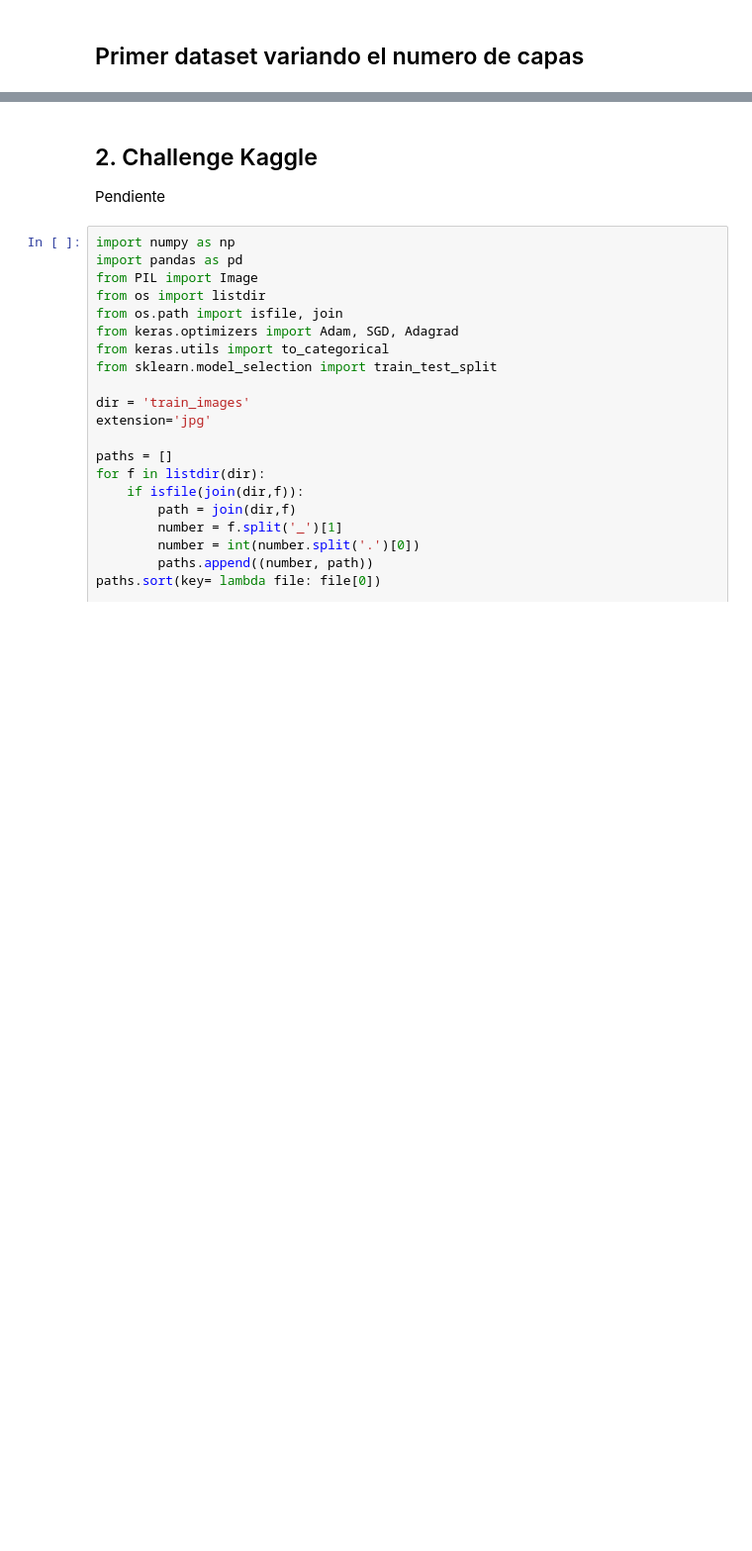
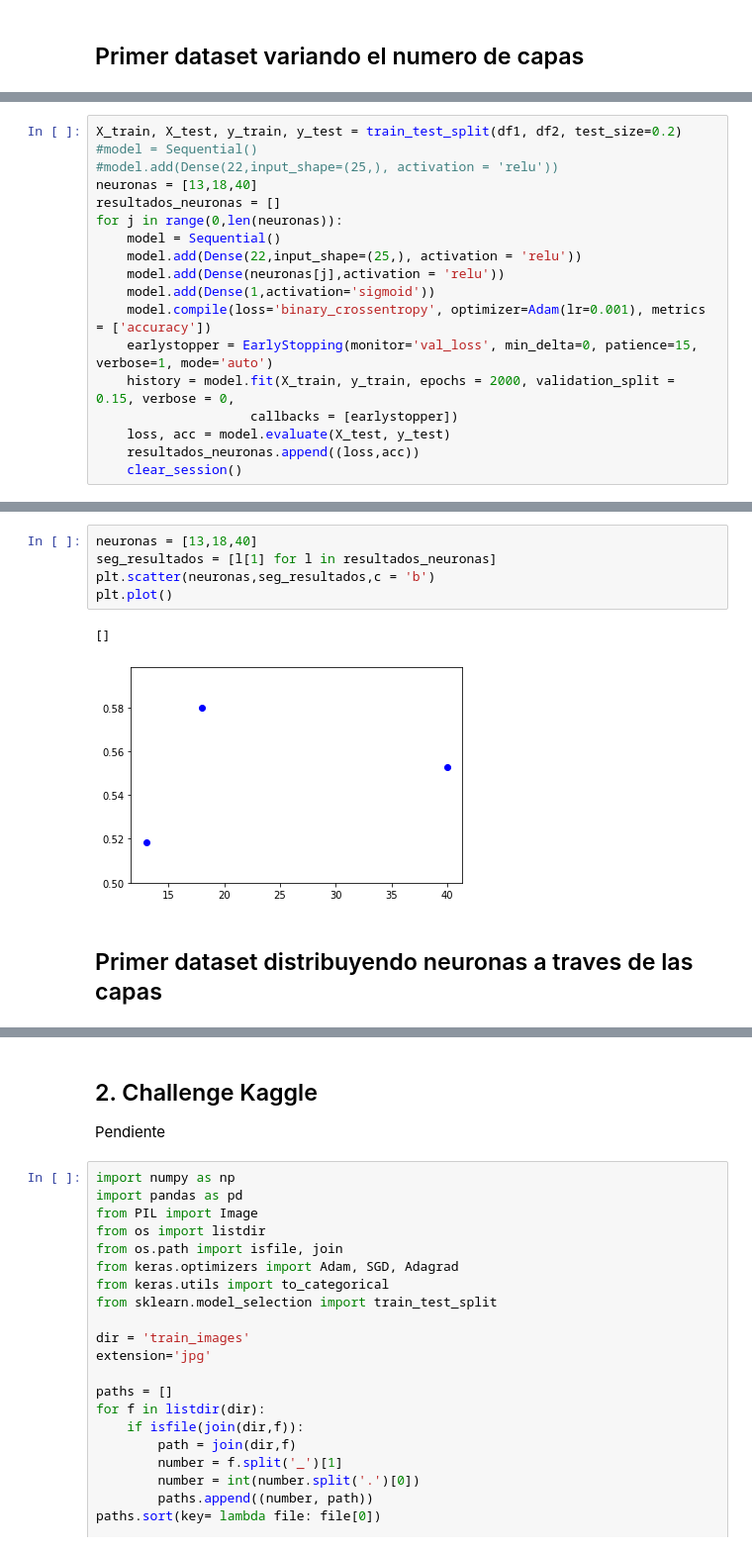
Before and after one commit to jpcastillog/Taller1-ANN, a Jupyter notebook: Taller1.ipynb, the cells around one changed output, grey strips where cells are left out. Shown: that part at 99% size. Cells and saved outputs as stored; diff of their text form; blank space fills up the shorter version.

```diff
--- a/Taller1.ipynb
+++ b/Taller1.ipynb
@@ -369,0 +362,18 @@ hola
+# %%
+X_train, X_test, y_train, y_test = train_test_split(df1, df2, test_size=0.2)
+#model = Sequential()
+#model.add(Dense(22,input_shape=(25,), activation = 'relu'))
+neuronas = [13,18,40]
+resultados_neuronas = []
+for j in range(0,len(neuronas)):
+    model = Sequential()
+    model.add(Dense(22,input_shape=(25,), activation = 'relu'))
+    model.add(Dense(neuronas[j],activation = 'relu'))
+    model.add(Dense(1,activation='sigmoid'))
+    model.compile(loss='binary_crossentropy', optimizer=Adam(lr=0.001), metrics = ['accuracy'])
+    earlystopper = EarlyStopping(monitor='val_loss', min_delta=0, patience=15, verbose=1, mode='auto')
+    history = model.fit(X_train, y_train, epochs = 2000, validation_split = 0.15, verbose = 0,
+                    callbacks = [earlystopper])
+    loss, acc = model.evaluate(X_test, y_test)
+    resultados_neuronas.append((loss,acc))
+    clear_session()
@@ -369,0 +395,10 @@ hola
+# %%
+neuronas = [13,18,40]
+seg_resultados = [l[1] for l in resultados_neuronas]
+plt.scatter(neuronas,seg_resultados,c = 'b')
+plt.plot()
+# %% [output]
+[]
+[figure, added]
+# %% [markdown]
+## Primer dataset distribuyendo neuronas a traves de las capas
```
Also changed, not shown: parts of 14 cells of this notebook.
